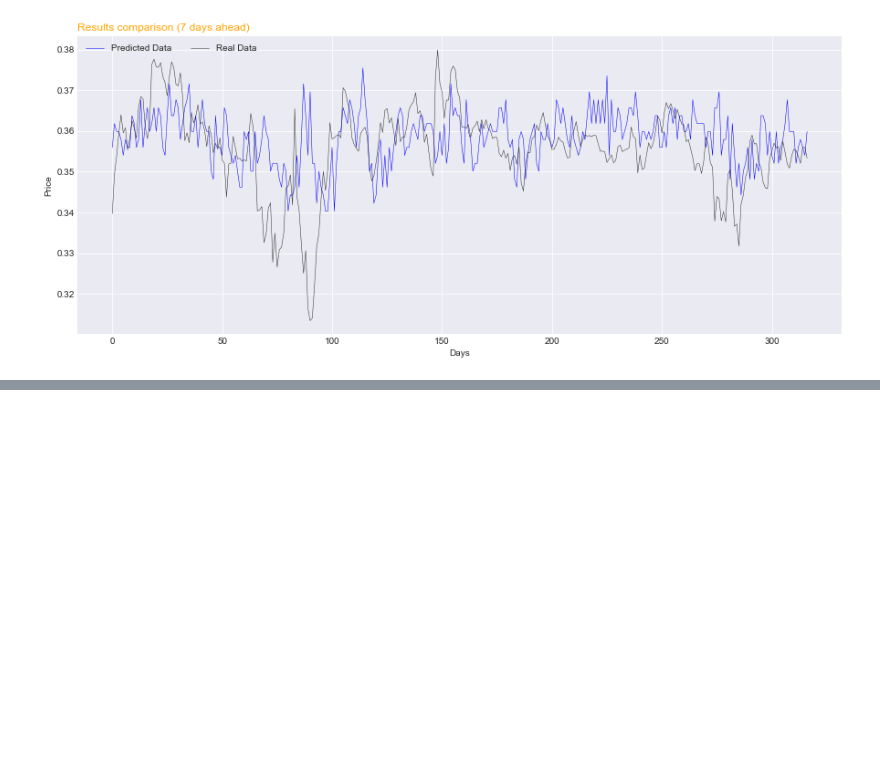
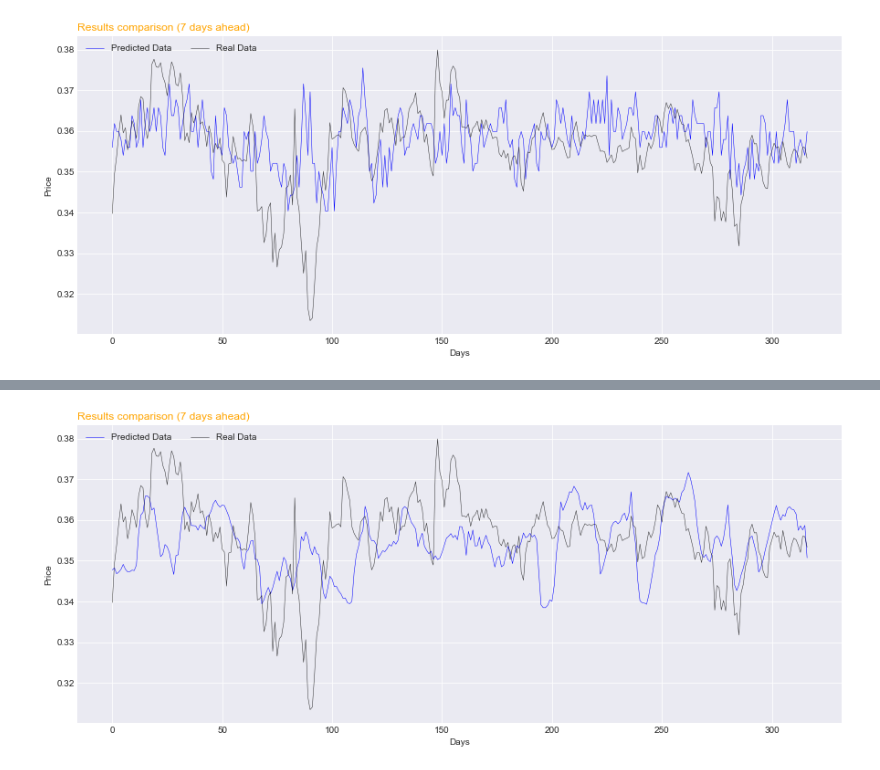
Before and after one commit to saul91isern/sp500, a Jupyter notebook: ny50.ipynb, the cells around one changed output, grey strips where cells are left out. Saved outputs shown, nothing was run; the diff lists cells and outputs as text; code cells hidden in the pictures; blank space fills up the shorter version.

```diff
--- a/ny50.ipynb
+++ b/ny50.ipynb
@@ -387,0 +417,4 @@ plot_results_against_true_data(pred[:,6], yt[:,6], title="Results comparison (7
+# %%
+plot_results_against_true_data(pred[:,6], yt[:,6], title="Results comparison (7 days ahead)")
+# %% [output]
+[figure, added]
```
Also changed, not shown: parts of 15 cells of this notebook.
